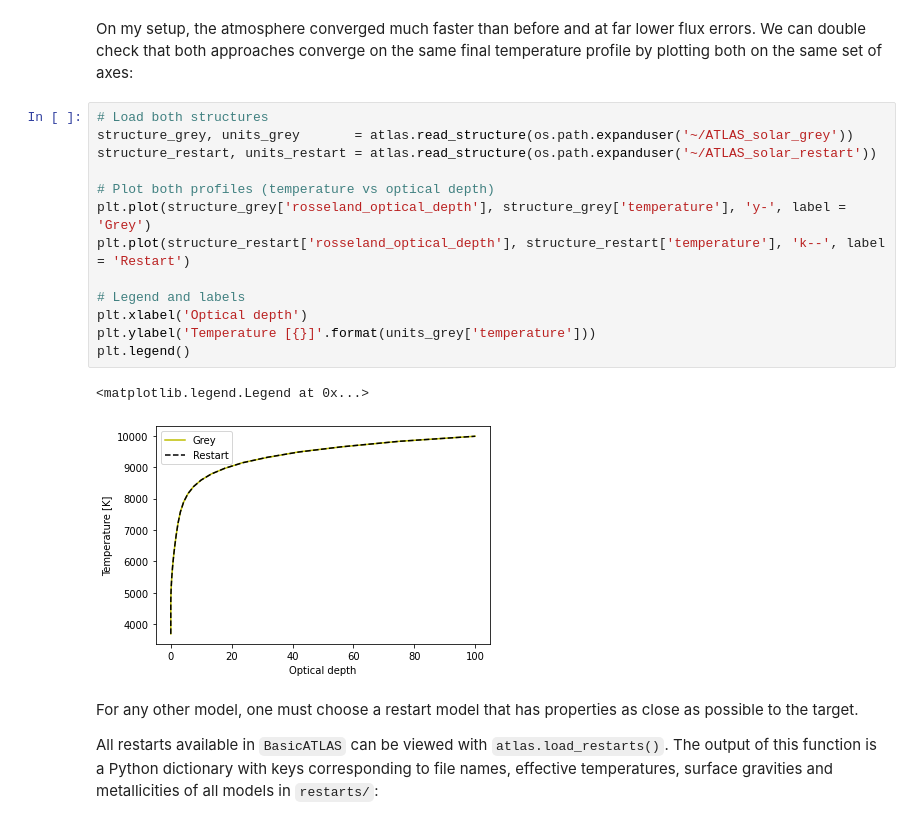
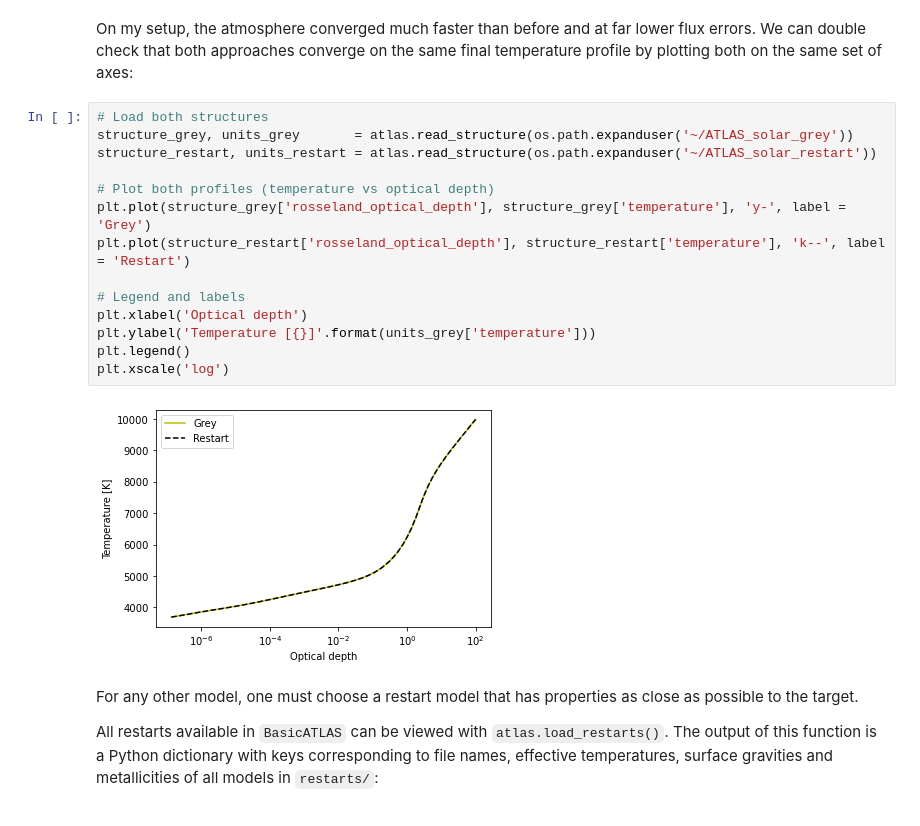
Before and after one commit to Roman-UCSD/BasicATLAS, a Jupyter notebook: examples/restarts.ipynb, the cells around one changed output. Cells and saved outputs as stored; diff of their text form.

```diff
--- a/examples/restarts.ipynb
+++ b/examples/restarts.ipynb
@@ -87,19 +87,19 @@ On my setup, the atmosphere converged much faster than before and at far lower f
 # %%
 # Load both structures
 structure_grey, units_grey       = atlas.read_structure(os.path.expanduser('~/ATLAS_solar_grey'))
 structure_restart, units_restart = atlas.read_structure(os.path.expanduser('~/ATLAS_solar_restart'))
 
 # Plot both profiles (temperature vs optical depth)
 plt.plot(structure_grey['rosseland_optical_depth'], structure_grey['temperature'], 'y-', label = 'Grey')
 plt.plot(structure_restart['rosseland_optical_depth'], structure_restart['temperature'], 'k--', label = 'Restart')
 
 # Legend and labels
 plt.xlabel('Optical depth')
 plt.ylabel('Temperature [{}]'.format(units_grey['temperature']))
 plt.legend()
+plt.xscale('log')
 # %% [output]
-<matplotlib.legend.Legend at 0x...>
-[figure, old version]
+[figure, new version]
 # %% [markdown]
 For any other model, one must choose a restart model that has properties as close as possible to the target.
 
```
Also changed, not shown: parts of 11 cells of this notebook, 5 other files.
